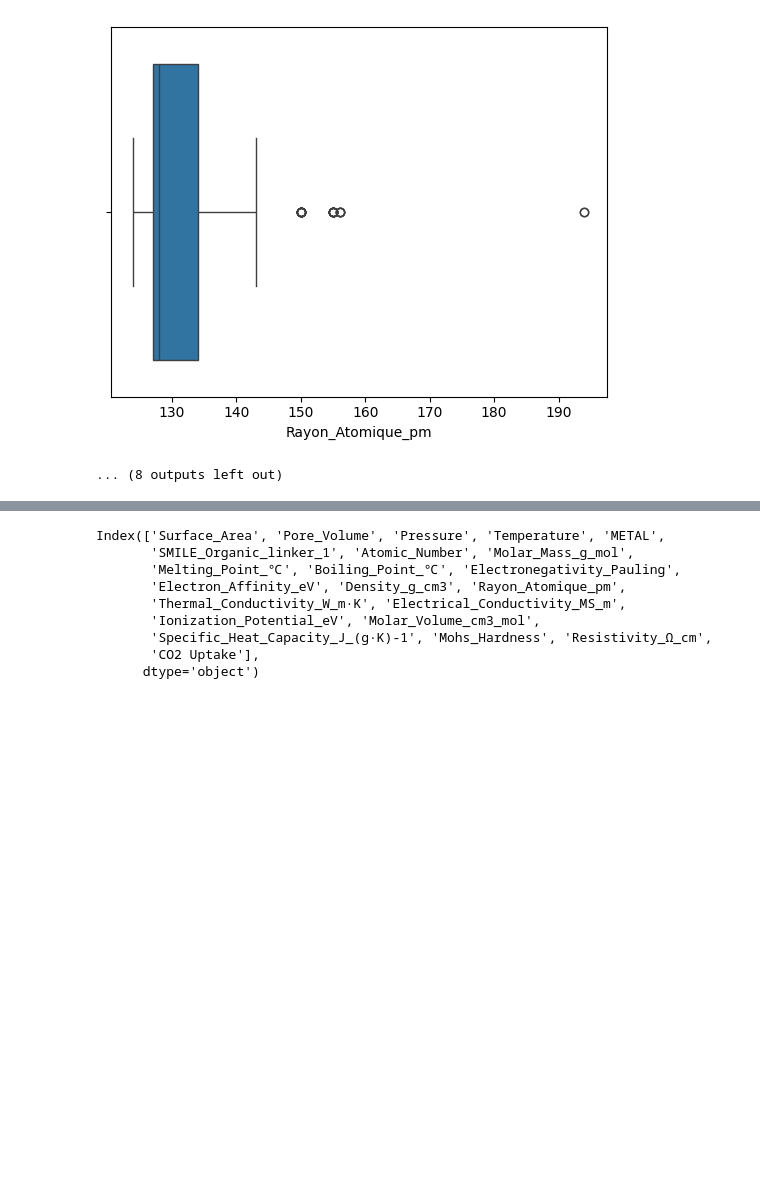
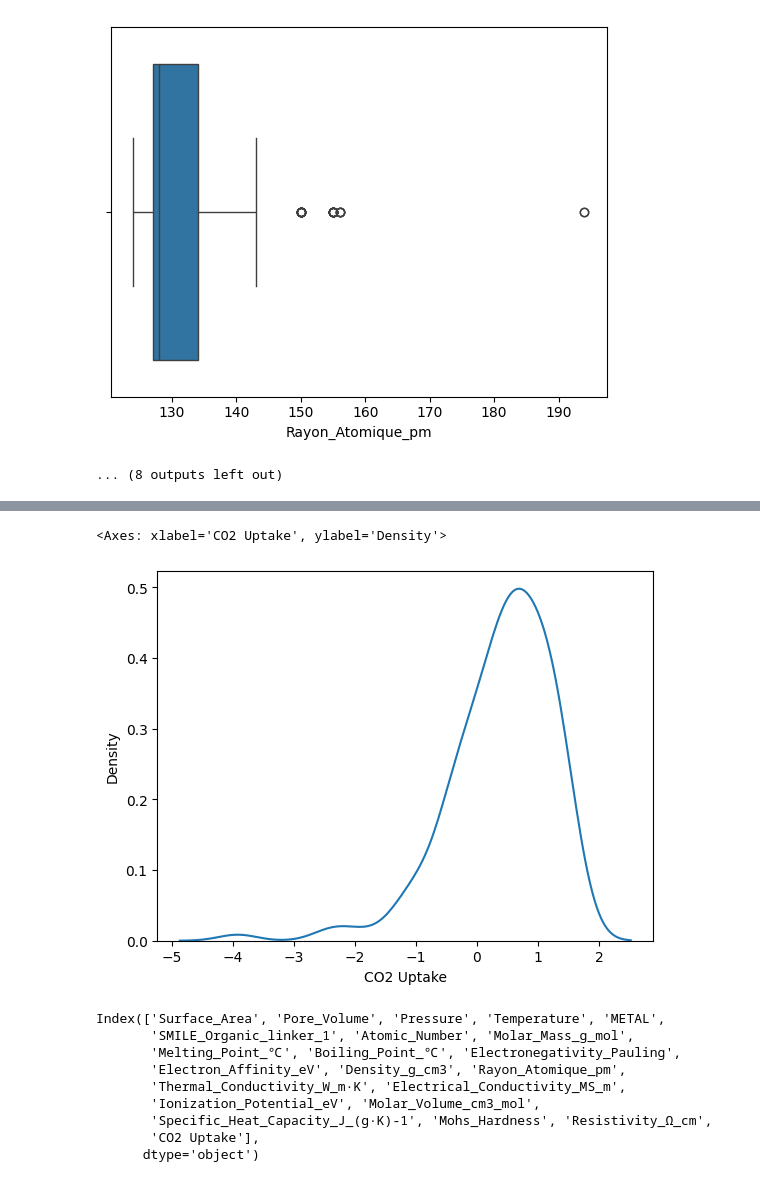
Before and after one commit to huliyao1115/Hello-world, a Jupyter notebook: Wrong SMILES Delete.ipynb, the cells around one changed output, grey strips where cells are left out. Drawn from its saved outputs; the diff is of its cells as text; code cells hidden in the pictures; blank space fills up the shorter version.

```diff
--- a/Wrong SMILES Delete.ipynb
+++ b/Wrong SMILES Delete.ipynb
@@ -135,3 +190,8 @@ for i in df.select_dtypes(include="number").columns:
+# %%
+sns.kdeplot(x=np.log(df['CO2 Uptake']))
+# %% [output]
+<Axes: xlabel='CO2 Uptake', ylabel='Density'>
+[figure, added]
 # %%
 # Label encoding and one hot encoding with pd.detdummies
 #pd.get_dummies(df, columns[])
```
Also changed, not shown: parts of 6 cells of this notebook.
